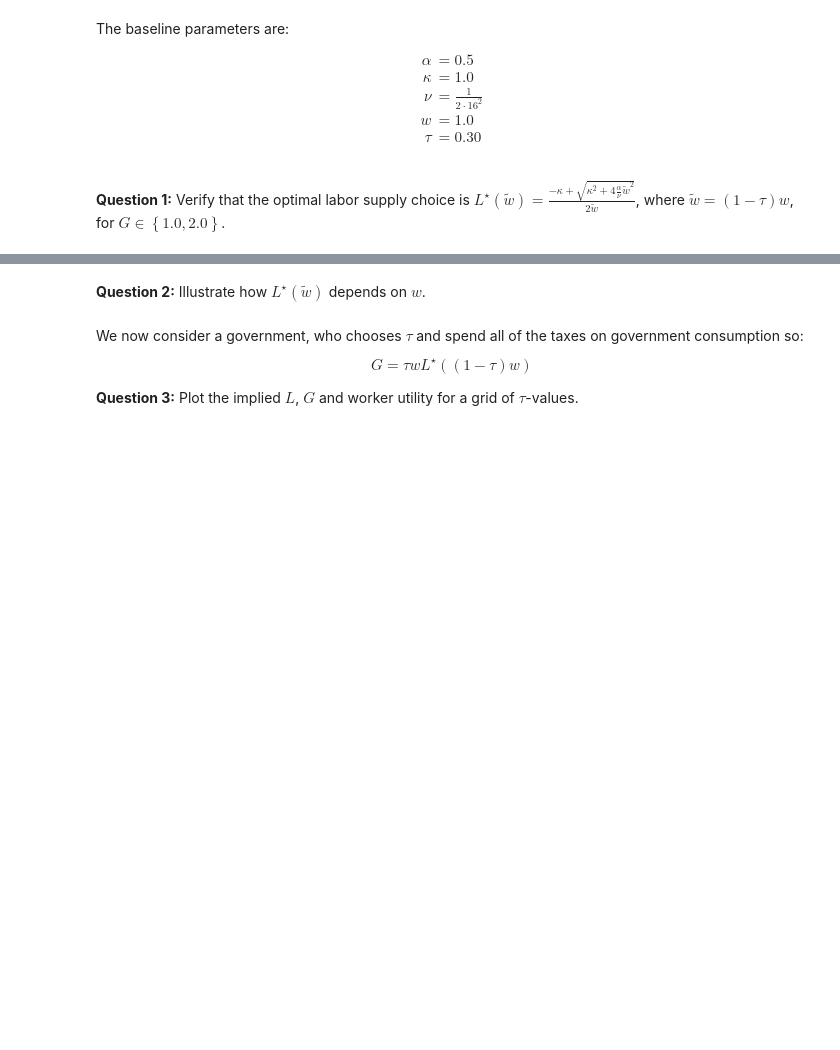
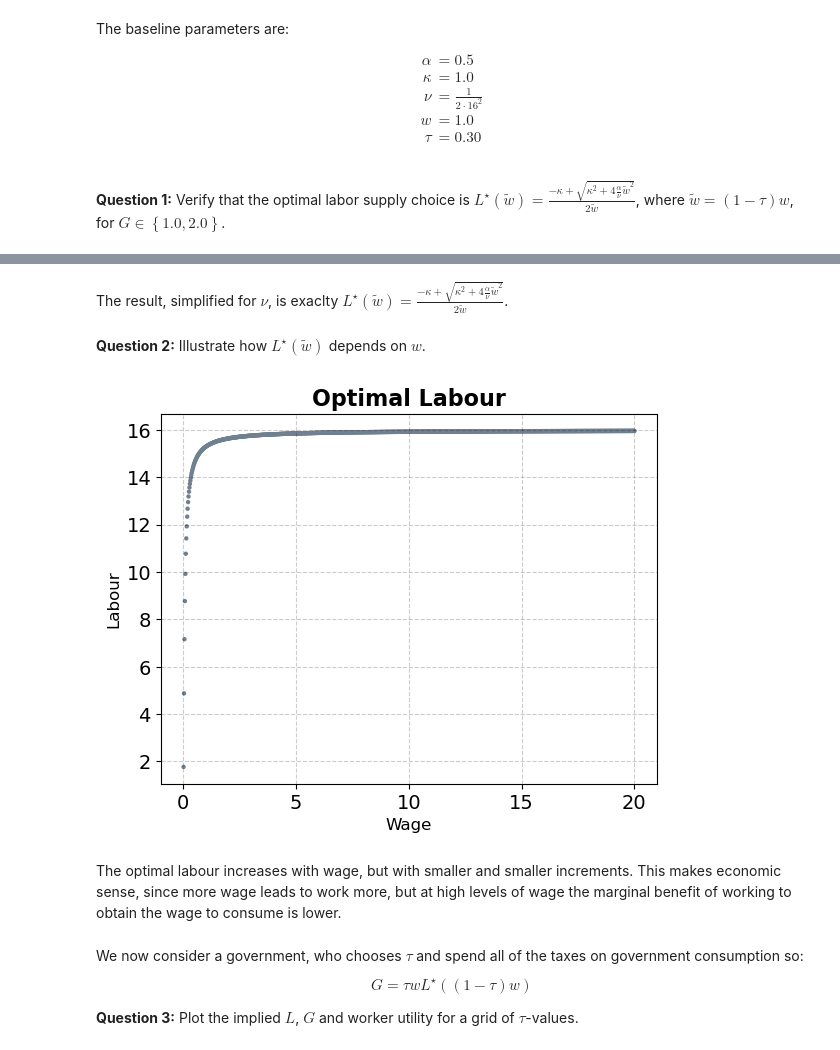
Before and after one commit to NumEconCopenhagen/projects-2023-virginia-rebecca, a Jupyter notebook: examproject/Exam-2023-notebook.ipynb, the cells around one changed output, grey strips where cells are left out. Cells and saved outputs as stored; diff of their text form; code cells hidden in the pictures; blank space fills up the shorter version.

```diff
--- a/examproject/Exam-2023-notebook.ipynb
+++ b/examproject/Exam-2023-notebook.ipynb
@@ -16,0 +17,22 @@
+# %%
+# Import modules
+
+import numpy as np
+from scipy import optimize
+import sympy as sm
+from types import SimpleNamespace
+from scipy import interpolate
+import matplotlib.pyplot as plt
+from matplotlib import cm
+from mpl_toolkits.mplot3d import Axes3D
+
+plt.rcParams.update({"axes.grid":True,"grid.color":"black","grid.alpha":"0.25","grid.linestyle":"--"})
+plt.rcParams.update({'font.size': 14})
+
+# Autoreload modules when code is run
+%load_ext autoreload
+%autoreload 2
+
+# Local modules
+from workerclass import WorkerClass
+from problem2 import Problem2
@@ -55,2 +117,4 @@ $$
+# %% [markdown]
+The result, simplified for $\nu $, is exaclty $L^{\star}(\tilde{w}) =\frac{-\kappa+\sqrt{\kappa^{2}+4\frac{\alpha}{\nu}\tilde{w}^2}}{2\tilde{w}}$.
 # %% [markdown]
 **Question 2:** Illustrate how $L^{\star}(\tilde{w})$ depends on $w$.
@@ -59,3 +121,30 @@ $$
+# %%
+# Use WorkerClass
+model = WorkerClass()
+
+# Define grid values for w
+w_vec = np.linspace(0.01,20,1000)
+
+# Create vector for optimal labour
+l_func= np.empty(len(w_vec))
+
+# Calculate optimal labour for each value of wage
+for i,a in enumerate(w_vec):
+    model.par.w = a
+    l_func[i] = model.optimal_labor()
+
+# Plot optimal labour as a function of wage
+fig, ax = plt.subplots()
+ax.scatter(w_vec, l_func, c='slategray', alpha=1, edgecolors='none', s=10)
+ax.set_title('Optimal Labour', fontsize=16, fontweight='bold')
+ax.set_xlabel('Wage', fontsize=12)
+ax.set_ylabel('Labour', fontsize=12)
+ax.grid(True, linestyle='--', alpha = 0.2)
+plt.show()
+# %% [output]
+[figure, added]
+# %% [markdown]
+The optimal labour increases with wage, but with smaller and smaller increments. This makes economic sense, since more wage leads to work more, but at high levels of wage the marginal benefit of working to obtain the wage to consume is lower.
 # %% [markdown]
 
 We now consider a government, who chooses $\tau$ and spend all of the taxes on government consumption so:
```
Also changed, not shown: parts of 43 cells of this notebook, 5 other files.
